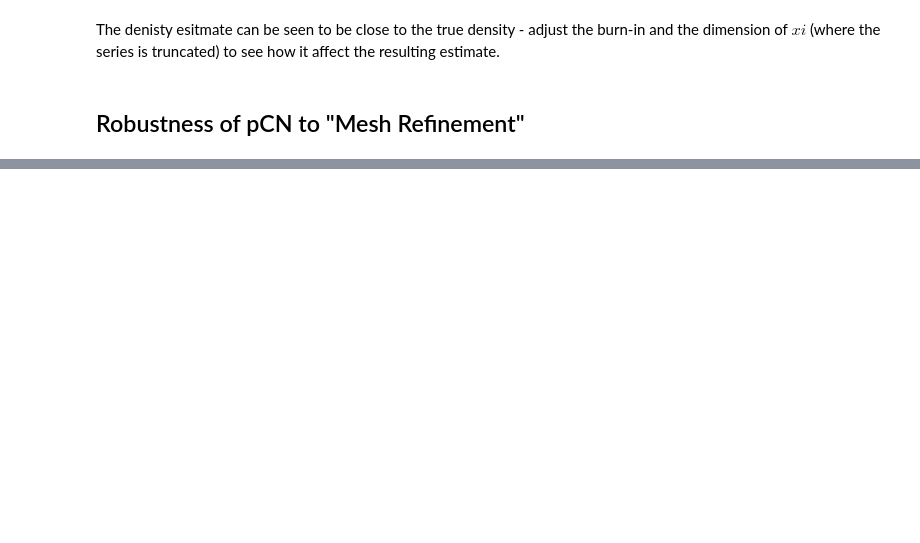
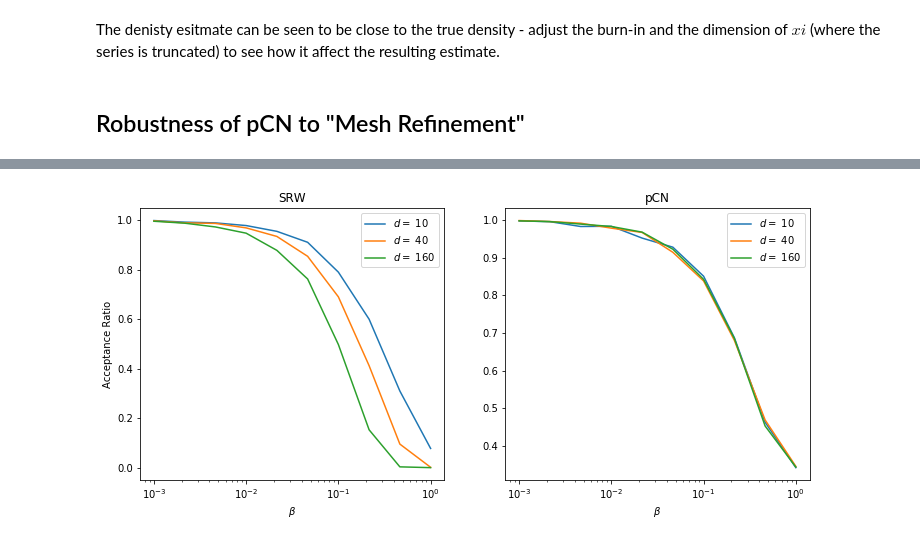
Before and after one commit to alexglyndavies/4M24, a Jupyter notebook: Lecture_11.ipynb, the cells around one changed output, grey strips where cells are left out. Saved outputs shown, nothing was run; the diff lists cells and outputs as text; code cells hidden in the pictures; blank space fills up the shorter version.

```diff
--- a/Lecture_11.ipynb
+++ b/Lecture_11.ipynb
@@ -257,11 +344,39 @@ def eval_acc(mcmc_method="pCN"):
+# %%
+def eval_acc(acc_func,dims,bs,n):
+    results = []
+    for d in dims:
+        accs = []
+        for beta in bs:
+            acc = acc_func(d, beta, n)
+
+            accs.append(acc)
+
+        results.append( (d, accs)  )
+
+    return results
+# %%
+bs = np.logspace(-3,0,10)       # Step sizes
+dims = [10,40,160]              # Increasing dimension to compare pCN and SRW
+n = 5000                        # Number of MCMC iterations
+# %%
+results_grw = eval_acc(acc_grw, dims, bs, n)
+results_pcn = eval_acc(acc_pcn, dims, bs, n)
 # %%
-#fig, (ax1, ax2) = plt.subplots(1,2,figsize=(10,5))
-#for result in results_SRW
-#    ax1.plot(bs,result[1],label=r"$d_u = $ {}".format(result[0]))
-#for result in results_pCN
-#    ax2.plot(bs,result[1],label=r"$d_u = $ {}".format(result[0]))
-#ax1.set_xscale('log')
-#ax2.set_xscale('log')
-#ax1.legend()
-#ax2.legend()
-#plt.show()
+## Plotting
+fig, (ax1, ax2) = plt.subplots(1,2,figsize=(12,5))
+for result in results_grw:
+    ax1.plot(bs,result[1],label=r"$d = $ {}".format(result[0]))
+for result in results_pcn:
+    ax2.plot(bs,result[1],label=r"$d = $ {}".format(result[0]))
+ax1.set_xscale('log')
+ax2.set_xscale('log')
+ax1.set_title("SRW")
+ax2.set_title("pCN")
+ax1.legend()
+ax2.legend()
+ax1.set_xlabel(r"$\beta$")
+ax2.set_xlabel(r"$\beta$")
+ax1.set_ylabel("Acceptance Ratio")
+plt.show()
+# %% [output]
+[figure, added]
```
Also changed, not shown: parts of 17 cells of this notebook, 1 other file.
